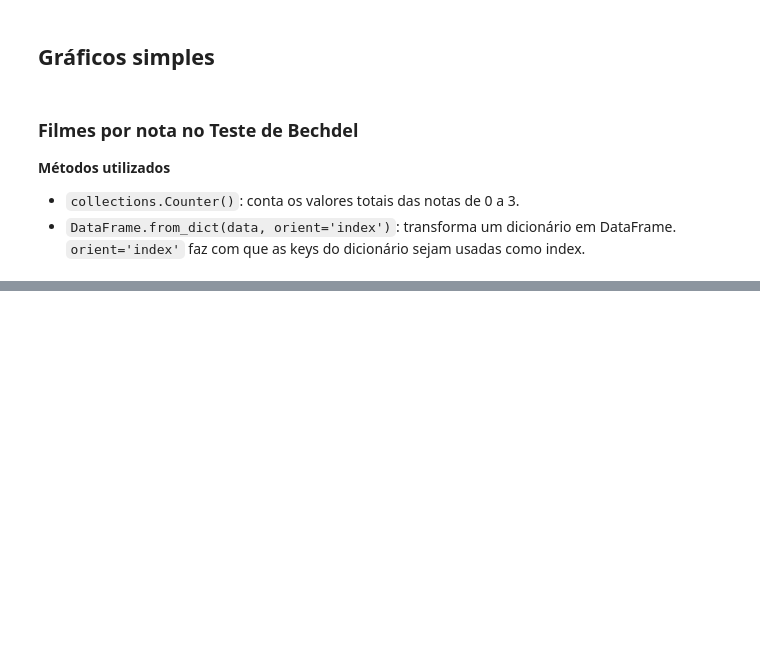
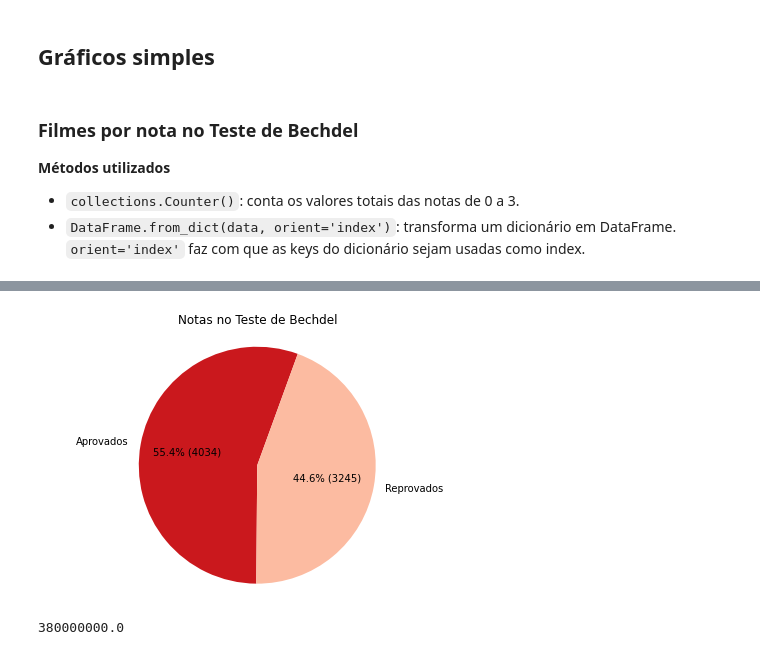
Before and after one commit to vinifm/puc_bechdel, a Jupyter notebook: main.ipynb, the cells around one changed output, grey strips where cells are left out. Saved outputs shown, nothing was run; the diff lists cells and outputs as text; code cells hidden in the pictures; blank space fills up the shorter version.

```diff
--- a/main.ipynb
+++ b/main.ipynb
@@ -93 +10,4 @@ from mizani.formatters import percent_format
+# %%
+cmap_reds = plt.cm.get_cmap('Reds')
+sns.set_palette('Reds')
 # %%
@@ -1819,0 +63,18 @@ plt.show()
+# %%
+# PORCENTAGEM DOS FILMES
+# score_df = df com a quantidade de filmes por nota
+fig, axs = plt.subplots(constrained_layout=True)
+
+aprovacao_teste_bechdel = pd.Series([data['bt_score'][data['bt_score'] == 3].value_counts().sum(), data['bt_score'][data['bt_score'] != 3].value_counts().sum()], index=['Aprovados', 'Reprovados'])
+
+graph = axs.pie(aprovacao_teste_bechdel.values, labels=aprovacao_teste_bechdel.index, startangle=70, colors=[cmap_reds(0.75), cmap_reds(0.25)], autopct=lambda p: f'{p:.1f}% ({(p/100)*aprovacao_teste_bechdel.values.sum():n})')
+axs.axis('equal')
+axs.set_title('Notas no Teste de Bechdel', pad=10)
+
+plt.show()
+# %% [output]
+[figure, added]
+# %%
+data['budget'].max()
+# %% [output]
+380000000.0
```
Also changed, not shown: parts of 207 cells of this notebook.
